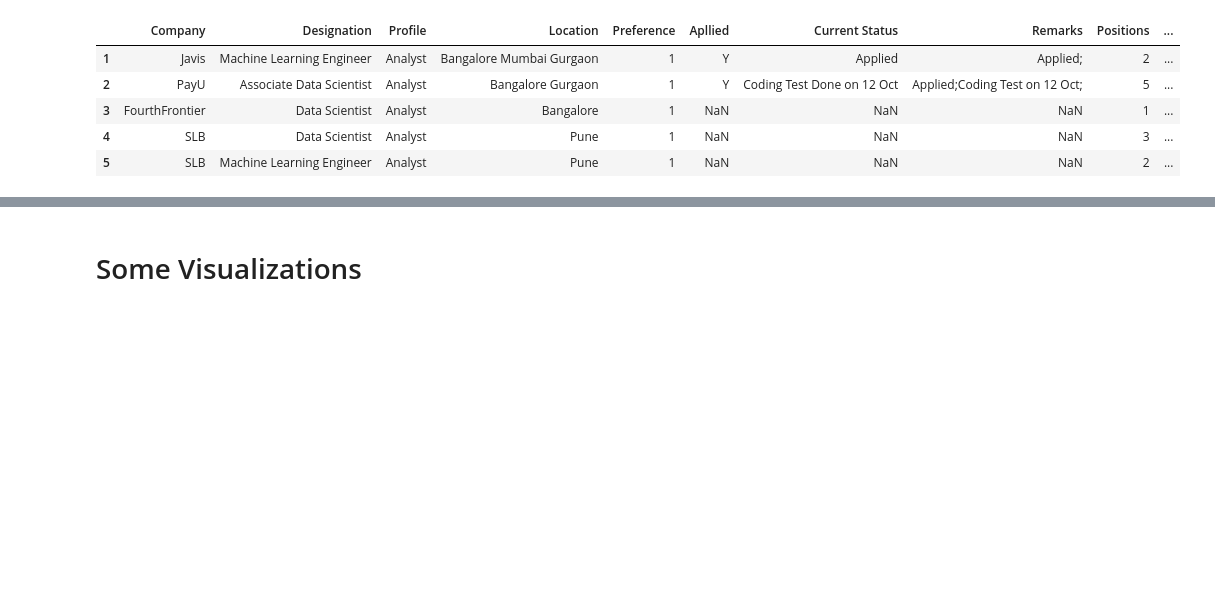
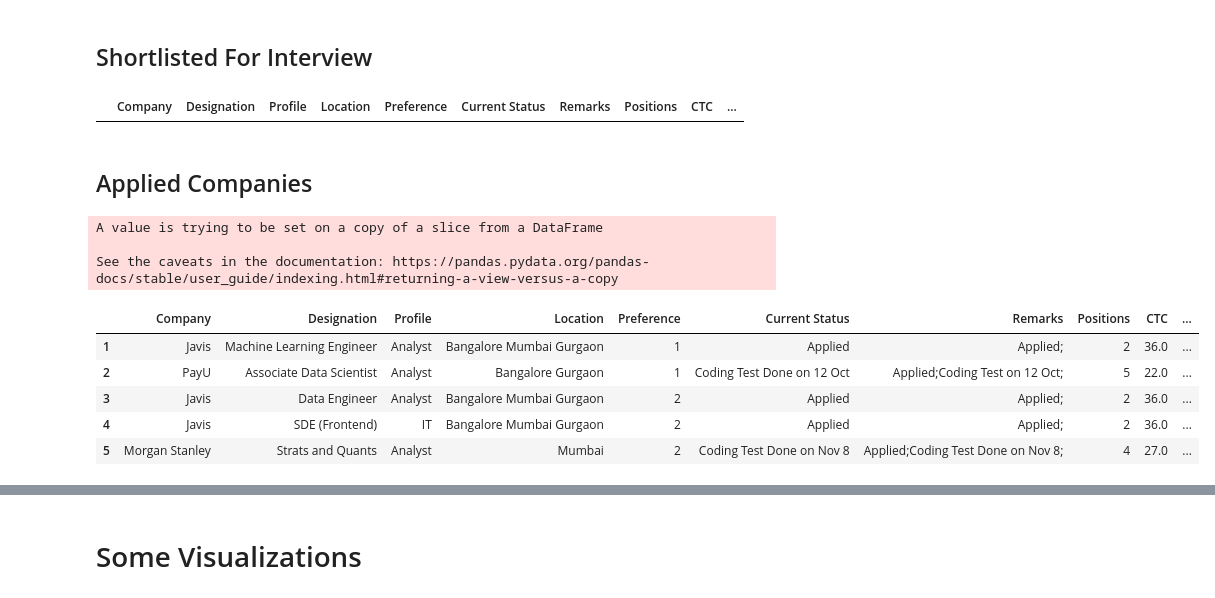
Before and after one commit to Hari31416/Placement, a Jupyter notebook: Companies/To_HTML.ipynb, the cells around one changed output, grey strips where cells are left out. Drawn from its saved outputs; the diff is of its cells as text; code cells hidden in the pictures; blank space fills up the shorter version.

Commit message:
Add more info and changed the way the table looks by making it interactive

```diff
--- a/Companies/To_HTML.ipynb
+++ b/Companies/To_HTML.ipynb
@@ -45,0 +47,2 @@ c.sort_values(by=["Preference", "CTC", "Positions"], inplace=True, ascending=[Tr
+# %% [markdown]
+## Shortlisted For Interview
@@ -45,0 +65,9 @@ c.sort_values(by=["Preference", "CTC", "Positions"], inplace=True, ascending=[Tr
+# %%
+c_short = c[temp]
+c_short = c_short[c_short["Remarks"].apply(get_shortlisted)]
+c_short.reset_index(inplace=True, drop=True)
+c_short.drop(columns=["Applied"], inplace=True)
+c_short.set_index(np.arange(1, len(c_short) + 1), inplace=True)
+c_short.head()
+# %% [output]
+|  | Company | Designation | Profile | Location | Preference | Current Status | Remarks | Positions | CTC | ... |
@@ -46,11 +80,18 @@ c.sort_values(by=["Preference", "CTC", "Positions"], inplace=True, ascending=[Tr
+# %% [markdown]
+## Applied Companies
 # %%
-c.reset_index(inplace=True, drop=True)
-c.set_index(np.arange(1, len(c) + 1), inplace=True)
-c.head()
+c_app = c[c["Applied"] == "Y"]
+c_app.reset_index(inplace=True, drop=True)
+c_app.drop(columns=["Applied"], inplace=True)
+c_app.set_index(np.arange(1, len(c_app) + 1), inplace=True)
+c_app.head()
 # %% [output]
+A value is trying to be set on a copy of a slice from a DataFrame
+
+See the caveats in the documentation: https://pandas.pydata.org/pandas-docs/stable/user_guide/indexing.html#returning-a-view-versus-a-copy
-|  | Company | Designation | Profile | Location | Preference | Apllied | Current Status | Remarks | Positions | ... |
-| 1 | Javis | Machine Learning Engineer | Analyst | Bangalore Mumbai Gurgaon | 1 | Y | Applied | Applied; | 2 | ... |
-| 2 | PayU | Associate Data Scientist | Analyst | Bangalore Gurgaon | 1 | Y | Coding Test Done on 12 Oct | Applied;Coding Test on 12 Oct; | 5 | ... |
-| 3 | FourthFrontier | Data Scientist | Analyst | Bangalore | 1 | NaN | NaN | NaN | 1 | ... |
-| 4 | SLB | Data Scientist | Analyst | Pune | 1 | NaN | NaN | NaN | 3 | ... |
-| 5 | SLB | Machine Learning Engineer | Analyst | Pune | 1 | NaN | NaN | NaN | 2 | ... |
+|  | Company | Designation | Profile | Location | Preference | Current Status | Remarks | Positions | CTC | ... |
+| 1 | Javis | Machine Learning Engineer | Analyst | Bangalore Mumbai Gurgaon | 1 | Applied | Applied; | 2 | 36.0 | ... |
+| 2 | PayU | Associate Data Scientist | Analyst | Bangalore Gurgaon | 1 | Coding Test Done on 12 Oct | Applied;Coding Test on 12 Oct; | 5 | 22.0 | ... |
+| 3 | Javis | Data Engineer | Analyst | Bangalore Mumbai Gurgaon | 2 | Applied | Applied; | 2 | 36.0 | ... |
+| 4 | Javis | SDE (Frontend) | IT | Bangalore Mumbai Gurgaon | 2 | Applied | Applied; | 2 | 36.0 | ... |
+| 5 | Morgan Stanley | Strats and Quants | Analyst | Mumbai | 2 | Coding Test Done on Nov 8 | Applied;Coding Test Done on Nov 8; | 4 | 27.0 | ... |
```
Also changed, not shown: parts of 19 cells of this notebook, 3 other files.
